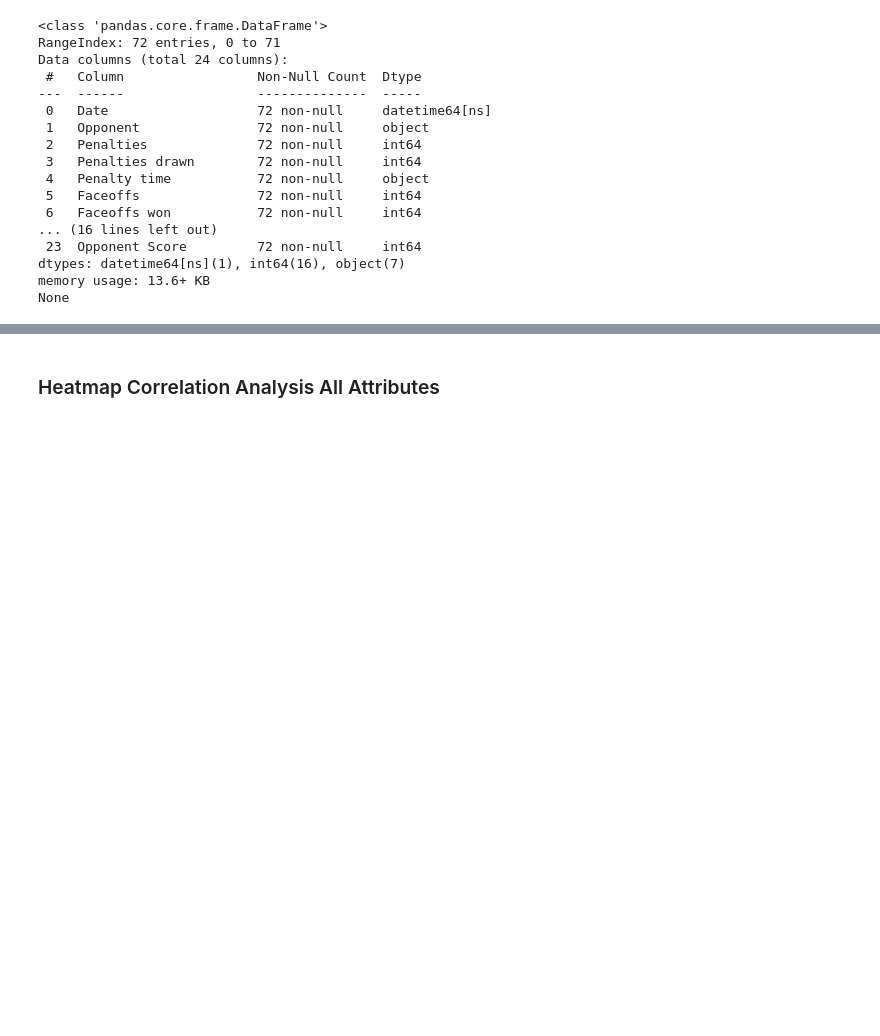
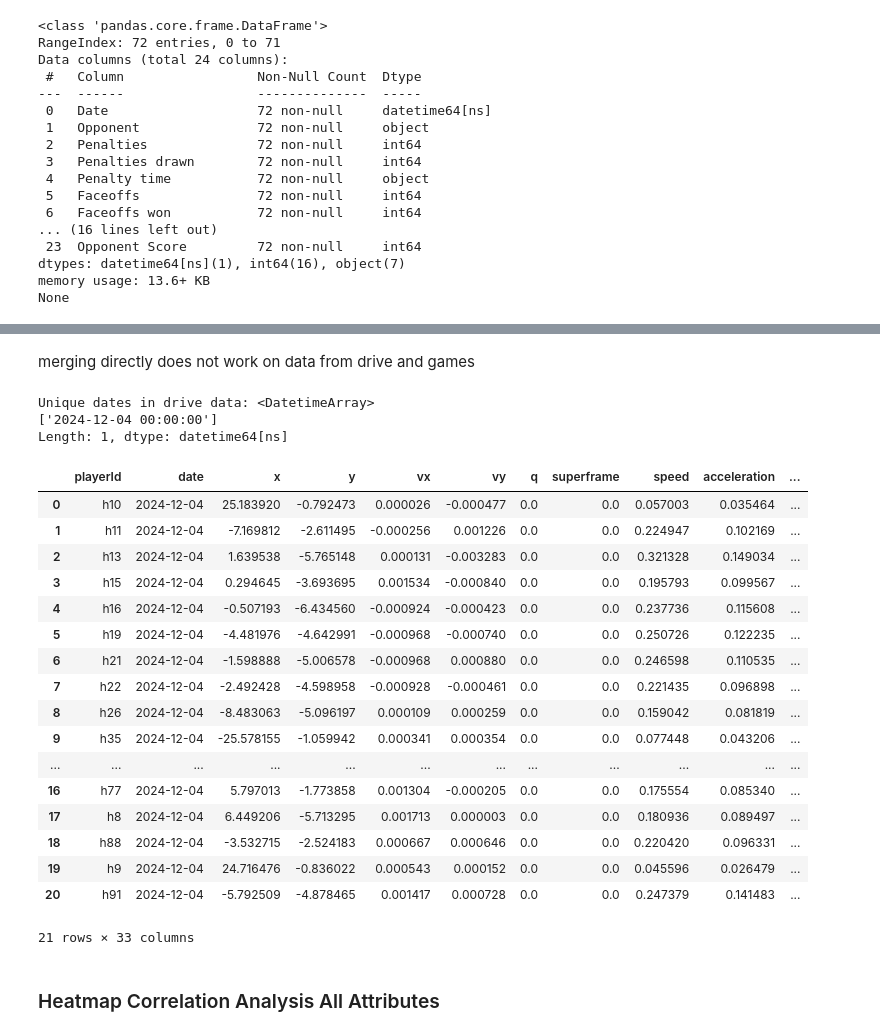
Before and after one commit to sarahsetiawan/Hood-Hockey, a Jupyter notebook: DataAnalysis/Analysis_Predictive.ipynb, the cells around one changed output, grey strips where cells are left out. Saved outputs shown, nothing was run; the diff lists cells and outputs as text; code cells hidden in the pictures; blank space fills up the shorter version.

```diff
--- a/DataAnalysis/Analysis_Predictive.ipynb
+++ b/DataAnalysis/Analysis_Predictive.ipynb
@@ -588,0 +637,6 @@ None
+# %%
+# Convert the 'timestamp' column to datetime
+drive['timestamp'] = pd.to_datetime(drive['timestamp'], unit='ms')
+
+# Display the updated DataFrame
+display(drive.head())
@@ -588,0 +651,7 @@ None
+# %%
+# Extract the date and time into separate columns
+drive['date'] = drive['timestamp'].dt.date
+drive['time'] = drive['timestamp'].dt.time
+
+# Display the updated DataFrame
+display(drive[['timestamp', 'date', 'time']].head())
@@ -589,3 +729,43 @@ None
+# %% [markdown]
+merging directly does not work on data from drive and games
+# %%
+unique_dates = drive['date'].unique()
+print("Unique dates in drive data:", unique_dates)
+# %% [output]
+Unique dates in drive data: <DatetimeArray>
+['2024-12-04 00:00:00']
+Length: 1, dtype: datetime64[ns]
+# %%
+# Ensure the 'date' column is in datetime format
+drive['date'] = pd.to_datetime(drive['date'])
+
+# Select numerical columns
+numerical_columns_drive = drive.select_dtypes(include=['float64', 'int64']).columns
+
+# Group by playerId and date, then calculate the median for numerical columns
+daily_medians = drive.groupby(['playerId', 'date'])[numerical_columns_drive].median().reset_index()
+
+# Display the resulting dataset
+display(daily_medians.head(2000))
+# %% [output]
+|  | playerId | date | x | y | vx | vy | q | superframe | speed | acceleration | ... |
+| 0 | h10 | 2024-12-04 | 25.183920 | -0.792473 | 0.000026 | -0.000477 | 0.0 | 0.0 | 0.057003 | 0.035464 | ... |
+| 1 | h11 | 2024-12-04 | -7.169812 | -2.611495 | -0.000256 | 0.001226 | 0.0 | 0.0 | 0.224947 | 0.102169 | ... |
+| 2 | h13 | 2024-12-04 | 1.639538 | -5.765148 | 0.000131 | -0.003283 | 0.0 | 0.0 | 0.321328 | 0.149034 | ... |
+| 3 | h15 | 2024-12-04 | 0.294645 | -3.693695 | 0.001534 | -0.000840 | 0.0 | 0.0 | 0.195793 | 0.099567 | ... |
+| 4 | h16 | 2024-12-04 | -0.507193 | -6.434560 | -0.000924 | -0.000423 | 0.0 | 0.0 | 0.237736 | 0.115608 | ... |
+| 5 | h19 | 2024-12-04 | -4.481976 | -4.642991 | -0.000968 | -0.000740 | 0.0 | 0.0 | 0.250726 | 0.122235 | ... |
+| 6 | h21 | 2024-12-04 | -1.598888 | -5.006578 | -0.000968 | 0.000880 | 0.0 | 0.0 | 0.246598 | 0.110535 | ... |
+| 7 | h22 | 2024-12-04 | -2.492428 | -4.598958 | -0.000928 | -0.000461 | 0.0 | 0.0 | 0.221435 | 0.096898 | ... |
+| 8 | h26 | 2024-12-04 | -8.483063 | -5.096197 | 0.000109 | 0.000259 | 0.0 | 0.0 | 0.159042 | 0.081819 | ... |
+| 9 | h35 | 2024-12-04 | -25.578155 | -1.059942 | 0.000341 | 0.000354 | 0.0 | 0.0 | 0.077448 | 0.043206 | ... |
+| ... | ... | ... | ... | ... | ... | ... | ... | ... | ... | ... | ... |
+| 16 | h77 | 2024-12-04 | 5.797013 | -1.773858 | 0.001304 | -0.000205 | 0.0 | 0.0 | 0.175554 | 0.085340 | ... |
+| 17 | h8 | 2024-12-04 | 6.449206 | -5.713295 | 0.001713 | 0.000003 | 0.0 | 0.0 | 0.180936 | 0.089497 | ... |
+| 18 | h88 | 2024-12-04 | -3.532715 | -2.524183 | 0.000667 | 0.000646 | 0.0 | 0.0 | 0.220420 | 0.096331 | ... |
+| 19 | h9 | 2024-12-04 | 24.716476 | -0.836022 | 0.000543 | 0.000152 | 0.0 | 0.0 | 0.045596 | 0.026479 | ... |
+| 20 | h91 | 2024-12-04 | -5.792509 | -4.878465 | 0.001417 | 0.000728 | 0.0 | 0.0 | 0.247379 | 0.141483 | ... |
+21 rows × 33 columns
 # %% [markdown]
 ### Heatmap Correlation Analysis All Attributes
 # %%
```
Also changed, not shown: parts of 11 cells of this notebook.
